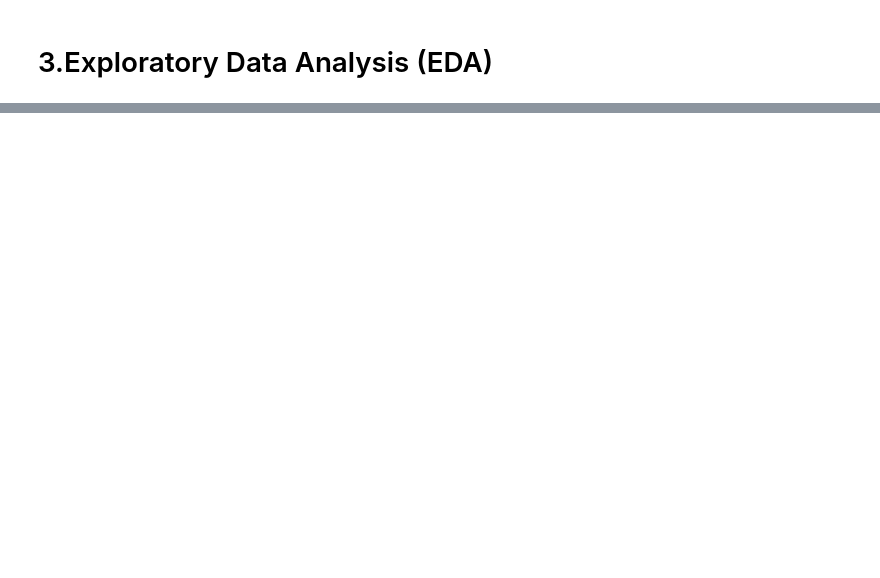
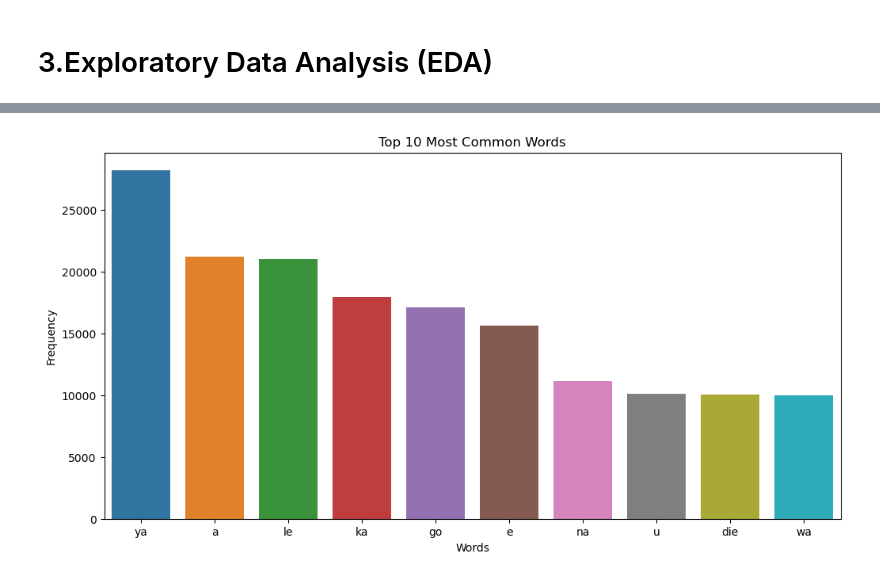
Before and after one commit to Mohau-Khanye/South_African_Identification_Hack_Mohau2023, a Jupyter notebook: Language Identification Hackathon .ipynb, the cells around one changed output, grey strips where cells are left out. Saved outputs shown, nothing was run; the diff lists cells and outputs as text; code cells hidden in the pictures; blank space fills up the shorter version.

```diff
--- a/Language Identification Hackathon .ipynb
+++ b/Language Identification Hackathon .ipynb
@@ -40,0 +101,15 @@ memory usage: 515.6+ KB
+# %%
+# Analyzing the most common words
+words = all_text.split()
+word_freq = Counter(words)
+common_words = word_freq.most_common(10)
+
+# Plotting the most common words
+plt.figure(figsize=(12, 6))
+sns.barplot(x=[word[0] for word in common_words], y=[word[1] for word in common_words])
+plt.title('Top 10 Most Common Words')
+plt.xlabel('Words')
+plt.ylabel('Frequency')
+plt.show()
+# %% [output]
+[figure, added]
```
Also changed, not shown: parts of 12 cells of this notebook.
